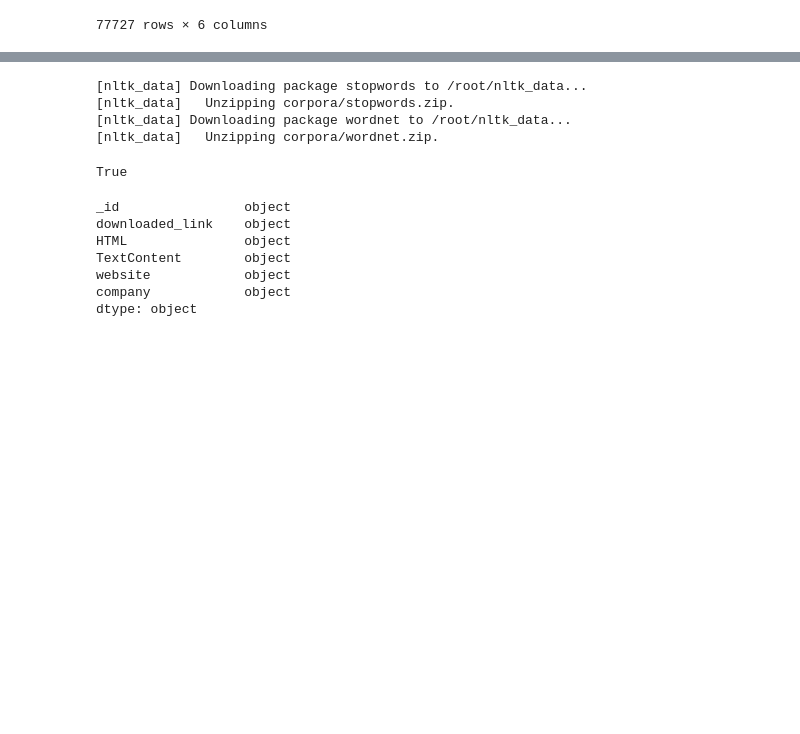
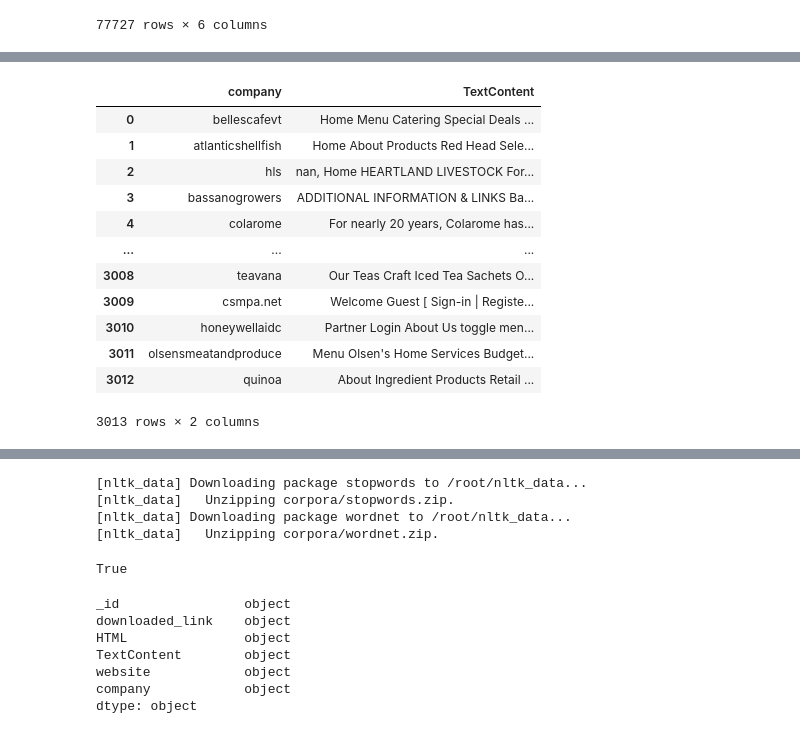
Before and after one commit to avrinderKaur/master, a Jupyter notebook: Ver2_project.ipynb, the cells around one changed output, grey strips where cells are left out. Cells and saved outputs as stored; diff of their text form; code cells hidden in the pictures; blank space fills up the shorter version.

```diff
--- a/Ver2_project.ipynb
+++ b/Ver2_project.ipynb
@@ -140,0 +181,17 @@ NameError: ignored
+# %%
+updated_df = updated_df.reset_index(drop=True)
+updated_df
+# %% [output]
+|  | company | TextContent |
+| 0 | bellescafevt | Home Menu Catering Special Deals ... |
+| 1 | atlanticshellfish | Home About Products Red Head Sele... |
+| 2 | hls | nan, Home HEARTLAND LIVESTOCK For... |
+| 3 | bassanogrowers | ADDITIONAL INFORMATION & LINKS Ba... |
+| 4 | colarome | For nearly 20 years, Colarome has... |
+| ... | ... | ... |
+| 3008 | teavana | Our Teas Craft Iced Tea Sachets O... |
+| 3009 | csmpa.net | Welcome Guest [ Sign-in | Registe... |
+| 3010 | honeywellaidc | Partner Login About Us toggle men... |
+| 3011 | olsensmeatandproduce | Menu Olsen's Home Services Budget... |
+| 3012 | quinoa | About Ingredient Products Retail ... |
+3013 rows × 2 columns
```
Also changed, not shown: parts of 53 cells of this notebook.
